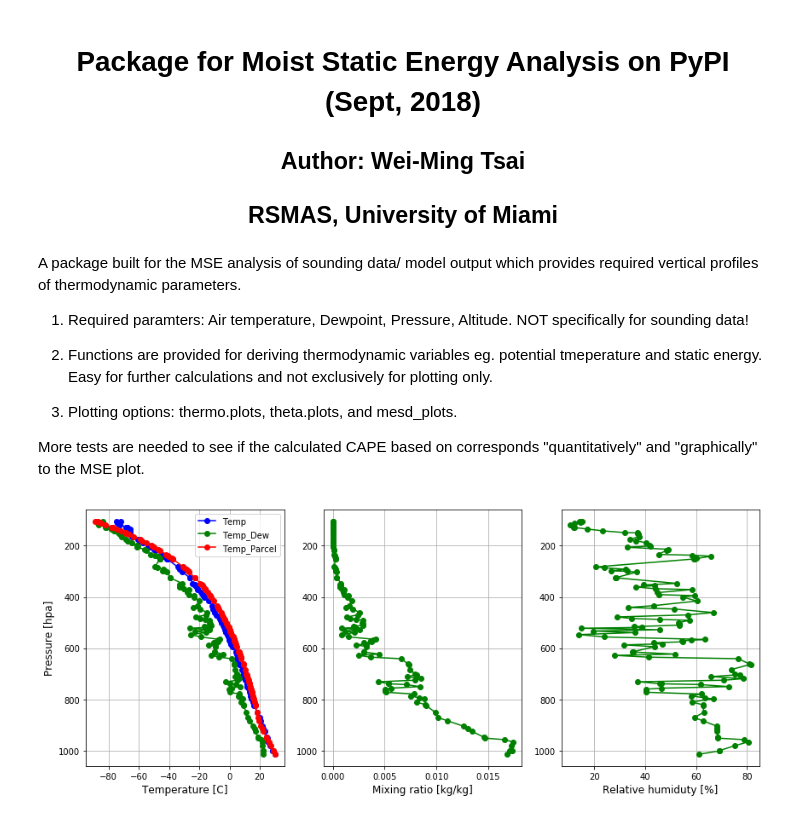
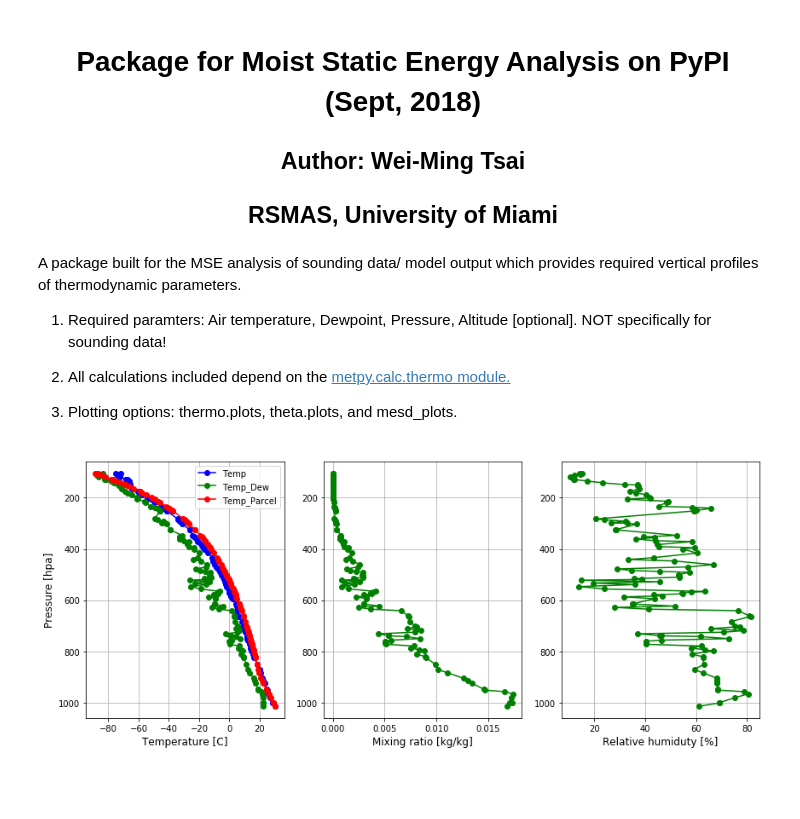
Before and after one commit to weiming9115/Working-Space, a Jupyter notebook: MSEplots_PyPI.ipynb, the cells around one changed output. Saved outputs shown, nothing was run; the diff lists cells and outputs as text; code cells hidden in the pictures; blank space fills up the shorter version.

```diff
--- a/MSEplots_PyPI.ipynb
+++ b/MSEplots_PyPI.ipynb
@@ -6,13 +6,11 @@
 
 A package built for the MSE analysis of sounding data/ model output which provides required vertical profiles of thermodynamic parameters.
 
-1. Required paramters: Air temperature, Dewpoint, Pressure, Altitude. NOT specifically for sounding data!
+1. Required paramters: Air temperature, Dewpoint, Pressure, Altitude [optional]. NOT specifically for sounding data!
 
 
-2. Functions are provided for deriving thermodynamic variables eg. potential tmeperature and static energy. Easy for further calculations and not exclusively for plotting only.
+2. All calculations included depend on the [metpy.calc.thermo module.](https://unidata.github.io/MetPy/latest/_modules/metpy/calc/thermo.html)
 
 
 3. Plotting options: thermo.plots, theta.plots, and mesd_plots.
-
-More tests are needed to see if the calculated CAPE based on corresponds "quantitatively" and "graphically" to the MSE plot.
 # %%
@@ -30,11 +27,13 @@ pressure = df['pressure'].values
 Temp = df['temperature'].values
 Temp_dew = df['dewpoint'].values
 altitude = df['height'].values
-# %%
-[q,qs]=mpc.q_calc(pressure,Temp,Temp_dew) # converting Td to mixing ratio which is more common in use.
-mpt.thermo_plots(pressure,Temp,q)
-# %% [output]
-[figure, removed]
+# %%
+from metpy.calc.thermo import *
+from metpy.units import units
+q = mixing_ratio(saturation_vapor_pressure(Temp_dew*units.degC),pressure*units.mbar)
+mpt.thermo_plots(pressure,Temp,q)
+# %% [output]
+[figure, added]
 # %%
 mpt.theta_plots(pressure,Temp,q)
 # %% [output]
```
Also changed, not shown: parts of 4 cells of this notebook, 20 other files.
